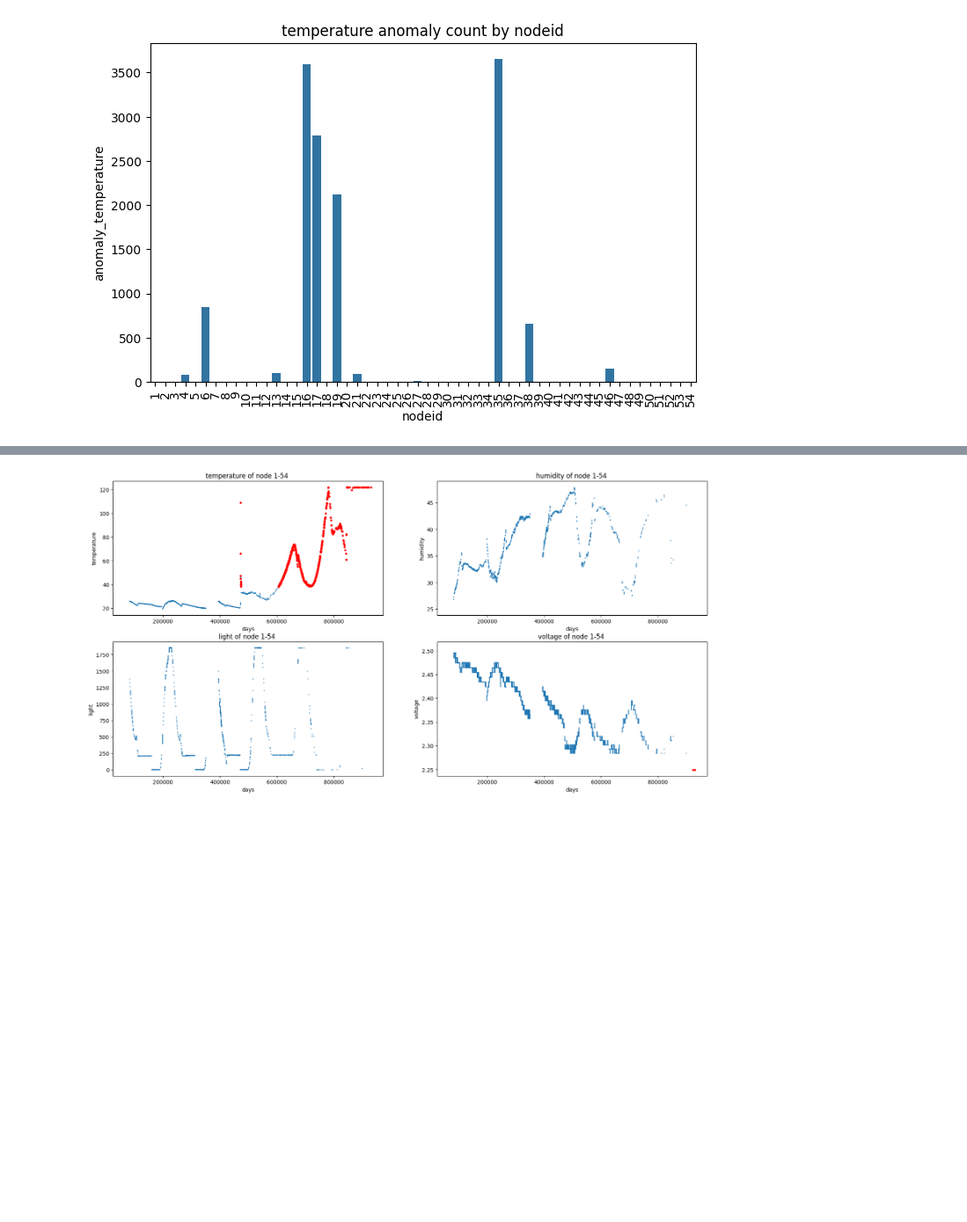
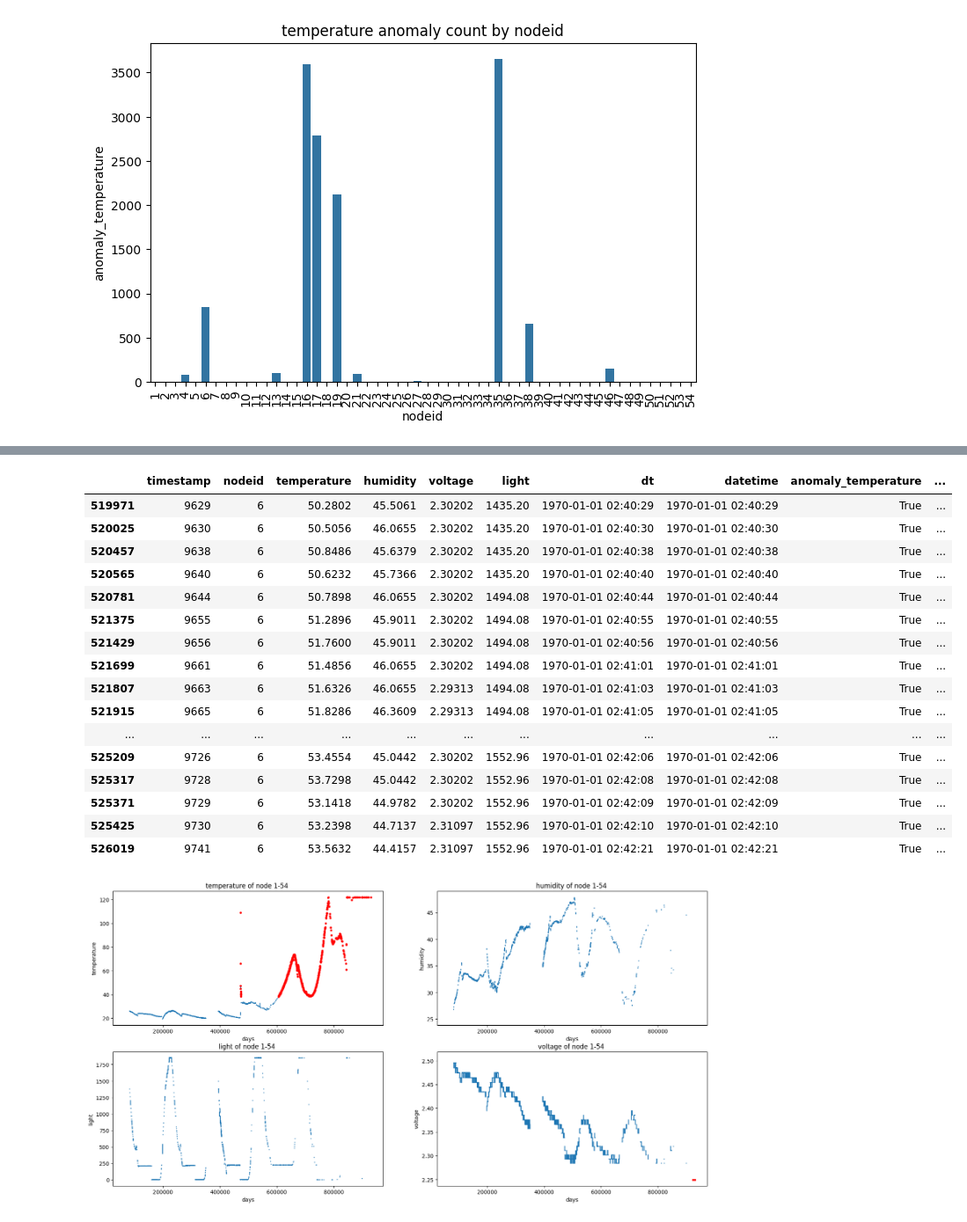
Before and after one commit to siji2022/CS6604_LoG_project, a Jupyter notebook: manual_labeling.ipynb, the cells around one changed output, grey strips where cells are left out. Shown: that part at 88% size. Drawn from its saved outputs; the diff is of its cells as text; code cells hidden in the pictures; blank space fills up the shorter version.

```diff
--- a/manual_labeling.ipynb
+++ b/manual_labeling.ipynb
@@ -145,3 +142,27 @@ for idx in [19]:
+# %%
+# anomaly_data[:10] # 464310 8598
+# temp=data.dropna()
+anomaly_data[80:100]
+
+# temp[temp['timestamp']>2110].temperature[:10].round(2).values
+# %% [output]
+|  | timestamp | nodeid | temperature | humidity | voltage | light | dt | datetime | anomaly_temperature | ... |
+| 519971 | 9629 | 6 | 50.2802 | 45.5061 | 2.30202 | 1435.20 | 1970-01-01 02:40:29 | 1970-01-01 02:40:29 | True | ... |
+| 520025 | 9630 | 6 | 50.5056 | 46.0655 | 2.30202 | 1435.20 | 1970-01-01 02:40:30 | 1970-01-01 02:40:30 | True | ... |
+| 520457 | 9638 | 6 | 50.8486 | 45.6379 | 2.30202 | 1435.20 | 1970-01-01 02:40:38 | 1970-01-01 02:40:38 | True | ... |
+| 520565 | 9640 | 6 | 50.6232 | 45.7366 | 2.30202 | 1435.20 | 1970-01-01 02:40:40 | 1970-01-01 02:40:40 | True | ... |
+| 520781 | 9644 | 6 | 50.7898 | 46.0655 | 2.30202 | 1494.08 | 1970-01-01 02:40:44 | 1970-01-01 02:40:44 | True | ... |
+| 521375 | 9655 | 6 | 51.2896 | 45.9011 | 2.30202 | 1494.08 | 1970-01-01 02:40:55 | 1970-01-01 02:40:55 | True | ... |
+| 521429 | 9656 | 6 | 51.7600 | 45.9011 | 2.30202 | 1494.08 | 1970-01-01 02:40:56 | 1970-01-01 02:40:56 | True | ... |
+| 521699 | 9661 | 6 | 51.4856 | 46.0655 | 2.30202 | 1494.08 | 1970-01-01 02:41:01 | 1970-01-01 02:41:01 | True | ... |
+| 521807 | 9663 | 6 | 51.6326 | 46.0655 | 2.29313 | 1494.08 | 1970-01-01 02:41:03 | 1970-01-01 02:41:03 | True | ... |
+| 521915 | 9665 | 6 | 51.8286 | 46.3609 | 2.29313 | 1494.08 | 1970-01-01 02:41:05 | 1970-01-01 02:41:05 | True | ... |
+| ... | ... | ... | ... | ... | ... | ... | ... | ... | ... | ... |
+| 525209 | 9726 | 6 | 53.4554 | 45.0442 | 2.30202 | 1552.96 | 1970-01-01 02:42:06 | 1970-01-01 02:42:06 | True | ... |
+| 525317 | 9728 | 6 | 53.7298 | 45.0442 | 2.30202 | 1552.96 | 1970-01-01 02:42:08 | 1970-01-01 02:42:08 | True | ... |
+| 525371 | 9729 | 6 | 53.1418 | 44.9782 | 2.30202 | 1552.96 | 1970-01-01 02:42:09 | 1970-01-01 02:42:09 | True | ... |
+| 525425 | 9730 | 6 | 53.2398 | 44.7137 | 2.31097 | 1552.96 | 1970-01-01 02:42:10 | 1970-01-01 02:42:10 | True | ... |
+| 526019 | 9741 | 6 | 53.5632 | 44.4157 | 2.31097 | 1552.96 | 1970-01-01 02:42:21 | 1970-01-01 02:42:21 | True | ... |
 # %%
 # how to find anomaly across nodeid
 # 4 subplots (2,2)
```
Also changed, not shown: parts of 3 cells of this notebook, 7 other files.
